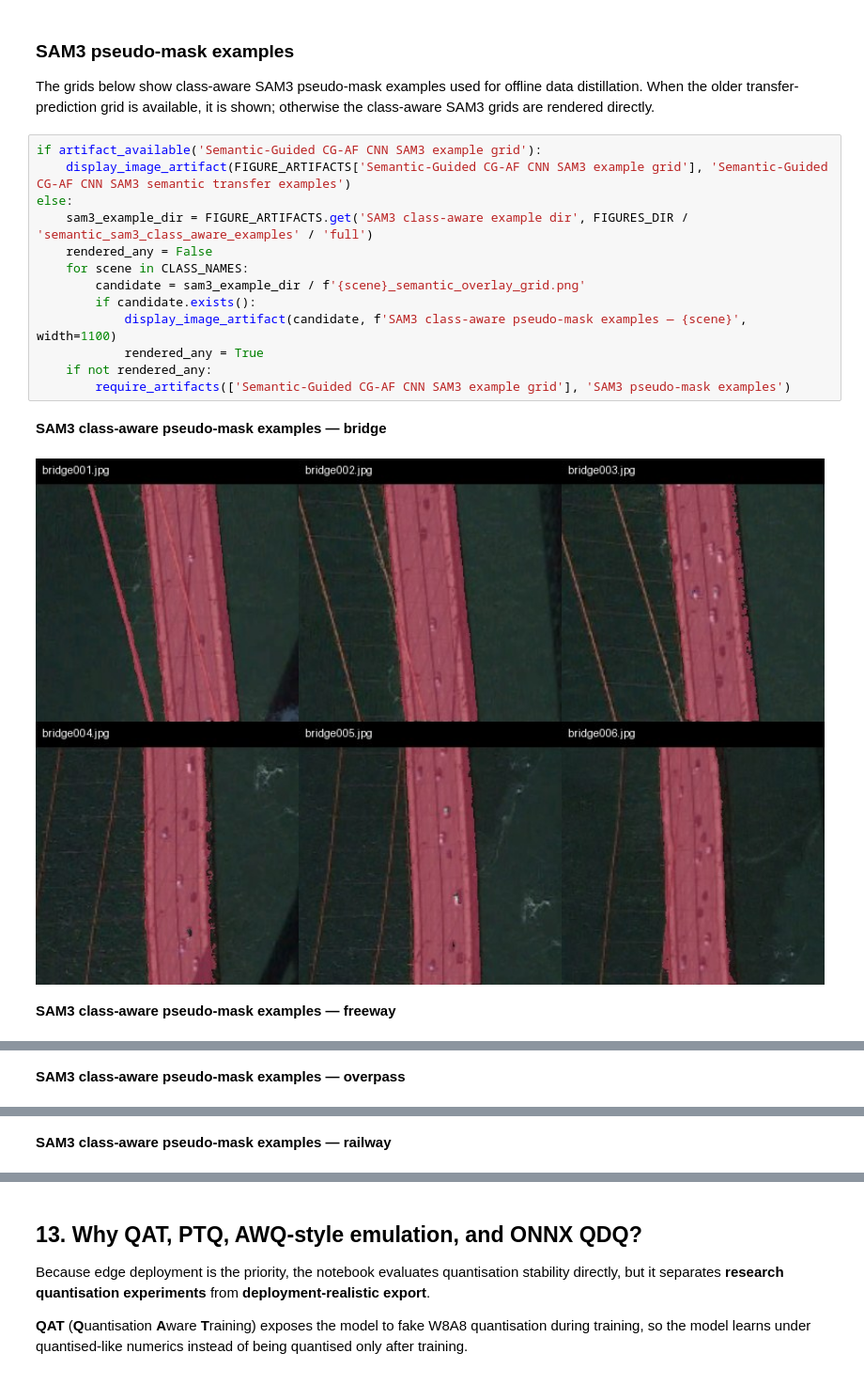
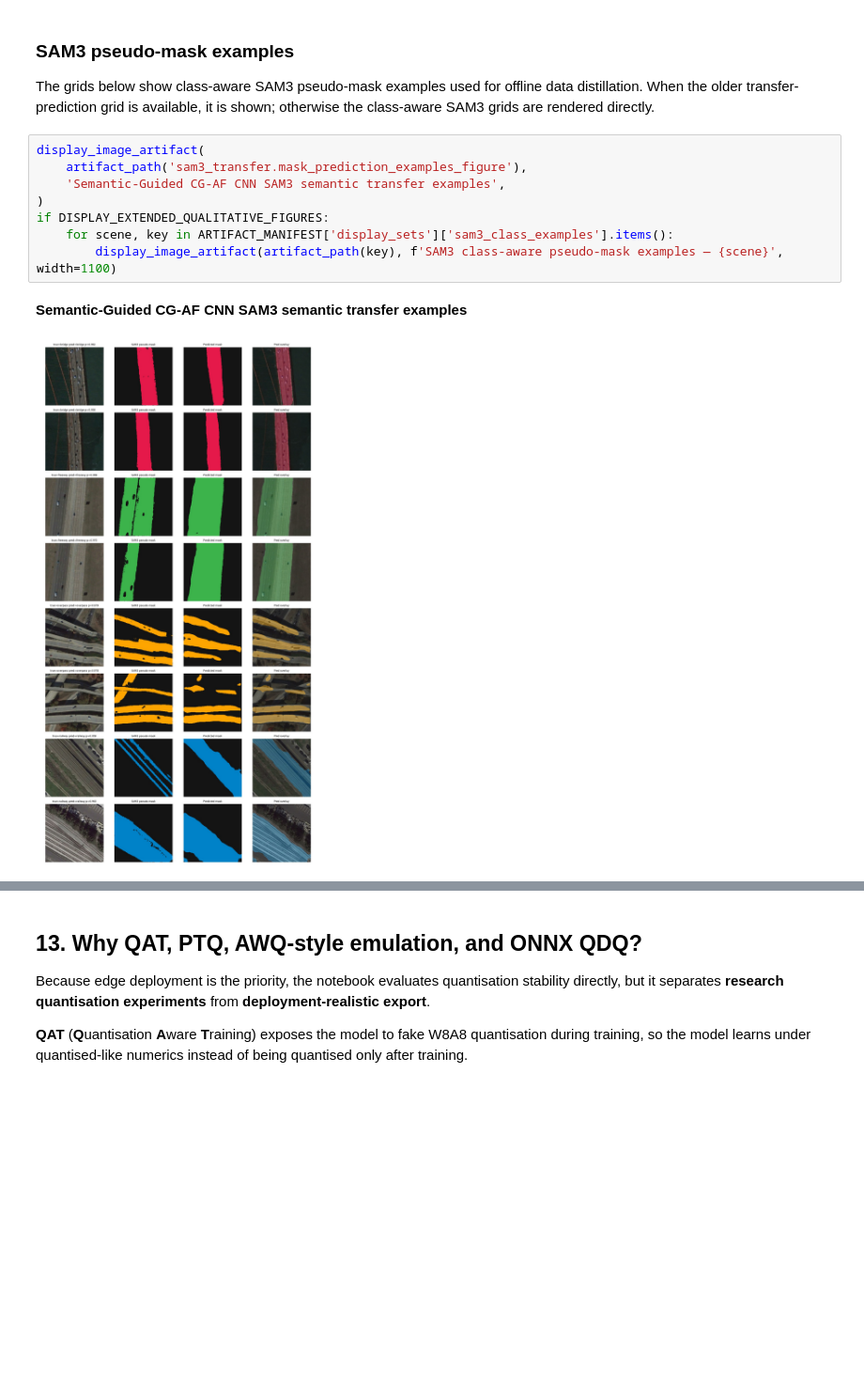
Before and after one commit to JoshDui/CSC3109_Project, a Jupyter notebook: notebooks/05_semantic_guided_cgaf_quantisation.ipynb, the cells around one changed output, grey strips where cells are left out. Shown at 94% size. Drawn from its saved outputs; the diff is of its cells as text; blank space fills up the shorter version.

Commit message:
refactor(notebook): canonicalize CG-AF artifacts
Moves the approved report inputs under one manifest and updates notebook 05 path resolution without changing models or reported metrics.

```diff
--- a/notebooks/05_semantic_guided_cgaf_quantisation.ipynb
+++ b/notebooks/05_semantic_guided_cgaf_quantisation.ipynb
@@ -710,19 +547,13 @@ If only the currently mirrored transfer history is available locally, the cell s
 
 The grids below show class-aware SAM3 pseudo-mask examples used for offline data distillation. When the older transfer-prediction grid is available, it is shown; otherwise the class-aware SAM3 grids are rendered directly.
 # %%
-if artifact_available('Semantic-Guided CG-AF CNN SAM3 example grid'):
-    display_image_artifact(FIGURE_ARTIFACTS['Semantic-Guided CG-AF CNN SAM3 example grid'], 'Semantic-Guided CG-AF CNN SAM3 semantic transfer examples')
-else:
-    sam3_example_dir = FIGURE_ARTIFACTS.get('SAM3 class-aware example dir', FIGURES_DIR / 'semantic_sam3_class_aware_examples' / 'full')
-    rendered_any = False
-    for scene in CLASS_NAMES:
-        candidate = sam3_example_dir / f'{scene}_semantic_overlay_grid.png'
-        if candidate.exists():
-            display_image_artifact(candidate, f'SAM3 class-aware pseudo-mask examples — {scene}', width=1100)
-            rendered_any = True
-    if not rendered_any:
-        require_artifacts(['Semantic-Guided CG-AF CNN SAM3 example grid'], 'SAM3 pseudo-mask examples')
+display_image_artifact(
+    artifact_path('sam3_transfer.mask_prediction_examples_figure'),
+    'Semantic-Guided CG-AF CNN SAM3 semantic transfer examples',
+)
+if DISPLAY_EXTENDED_QUALITATIVE_FIGURES:
+    for scene, key in ARTIFACT_MANIFEST['display_sets']['sam3_class_examples'].items():
+        display_image_artifact(artifact_path(key), f'SAM3 class-aware pseudo-mask examples — {scene}', width=1100)
 # %% [output]
-**SAM3 class-aware pseudo-mask examples — bridge**
+**Semantic-Guided CG-AF CNN SAM3 semantic transfer examples**
-[figure, old version]
+[figure, new version]
-**SAM3 class-aware pseudo-mask examples — freeway**
@@ -730 +559,0 @@ else:
-**SAM3 class-aware pseudo-mask examples — overpass**
@@ -732 +559,0 @@ else:
-**SAM3 class-aware pseudo-mask examples — railway**
```
Also changed, not shown: parts of 20 cells of this notebook, 54 other files.
